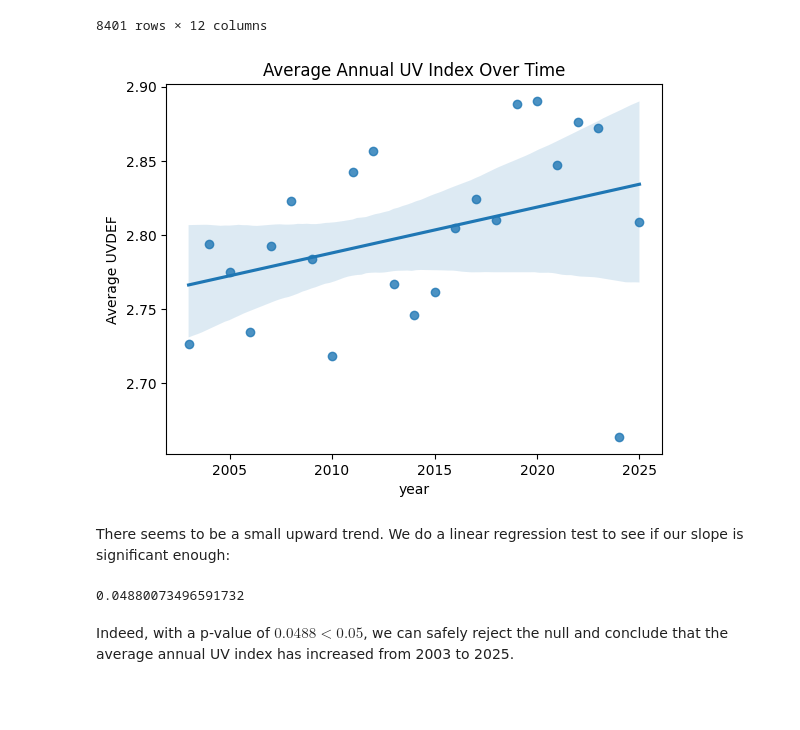
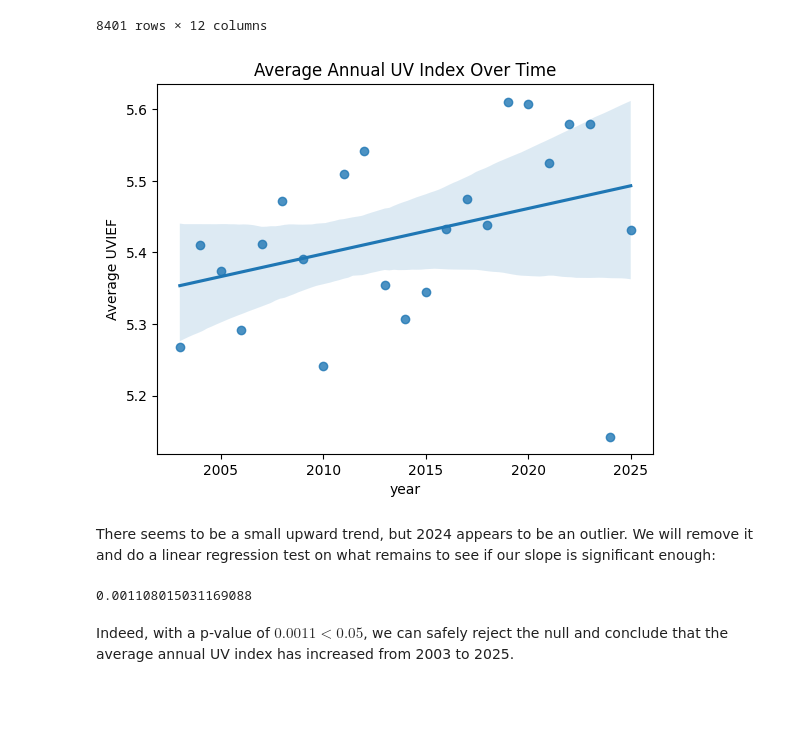
Before and after one commit to mrybak06/cmsc320-project, a Jupyter notebook: uv_Gaithersburg_USA_jupyter.ipynb, the cells around one changed output. Saved outputs shown, nothing was run; the diff lists cells and outputs as text; code cells hidden in the pictures.

Commit message:
Fixed hypo 2 using dose instead of index

```diff
--- a/uv_Gaithersburg_USA_jupyter.ipynb
+++ b/uv_Gaithersburg_USA_jupyter.ipynb
@@ -183,25 +183,27 @@ hypo2_df
 # %%
 import seaborn as sns
 
-yearly_uv = hypo2_df.groupby("year")["UVDEF"].mean().reset_index()
-sns.regplot(x="year", y="UVDEF", data=yearly_uv, ci=95)
+yearly_uv = hypo2_df.groupby("year")["UVIEF"].mean().reset_index()
+sns.regplot(x="year", y="UVIEF", data=yearly_uv, ci=95)
 plt.title("Average Annual UV Index Over Time")
-plt.ylabel("Average UVDEF")
+plt.ylabel("Average UVIEF")
 plt.show()
 # %% [output]
-[figure, old version]
+[figure, new version]
 # %% [markdown]
-There seems to be a small upward trend. We do a linear regression test to see if our slope is significant enough:
+There seems to be a small upward trend, but 2024 appears to be an outlier. We will remove it and do a linear regression test on what remains to see if our slope is significant enough:
 # %%
 from scipy.stats import linregress
 
-result = linregress(yearly_uv["year"], yearly_uv["UVDEF"], alternative="greater")
+no2024_df = hypo2_df[~hypo2_df["year"].isin([2024])]
+yearly_uv_repaired = no2024_df.groupby("year")["UVIEF"].mean().reset_index()
+result = linregress(yearly_uv_repaired["year"], yearly_uv_repaired["UVIEF"], alternative="greater")
 
 display(result.pvalue)
 # %% [output]
-0.04880073496591732
+0.001108015031169088
 # %% [markdown]
-Indeed, with a p-value of $0.0488 < 0.05$, we can safely reject the null and conclude that the average annual UV index has increased from 2003 to 2025.
+Indeed, with a p-value of $0.0011 < 0.05$, we can safely reject the null and conclude that the average annual UV index has increased from 2003 to 2025.
 # %% [markdown]
 <br> <!-- to make space -->
 # %% [markdown]
```
